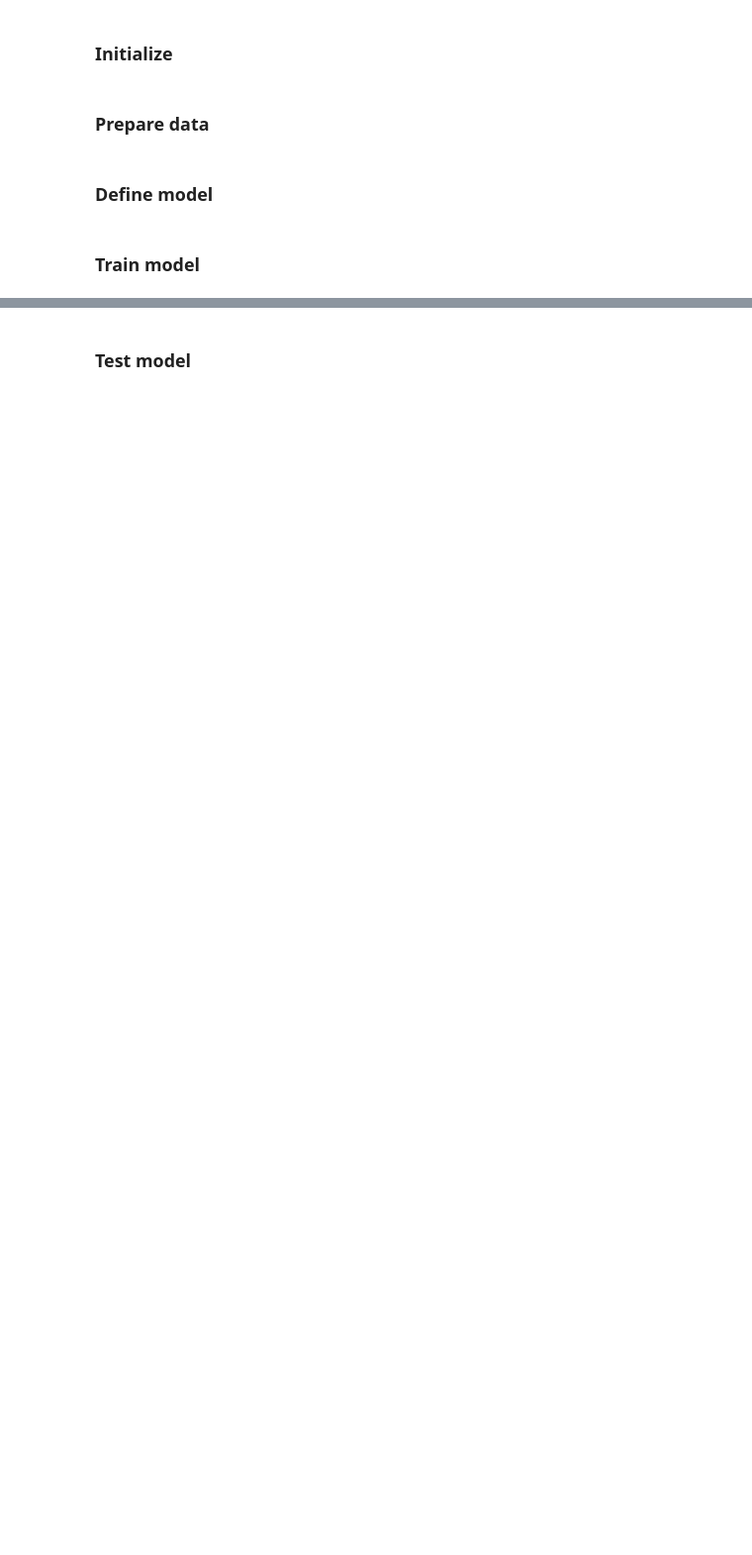
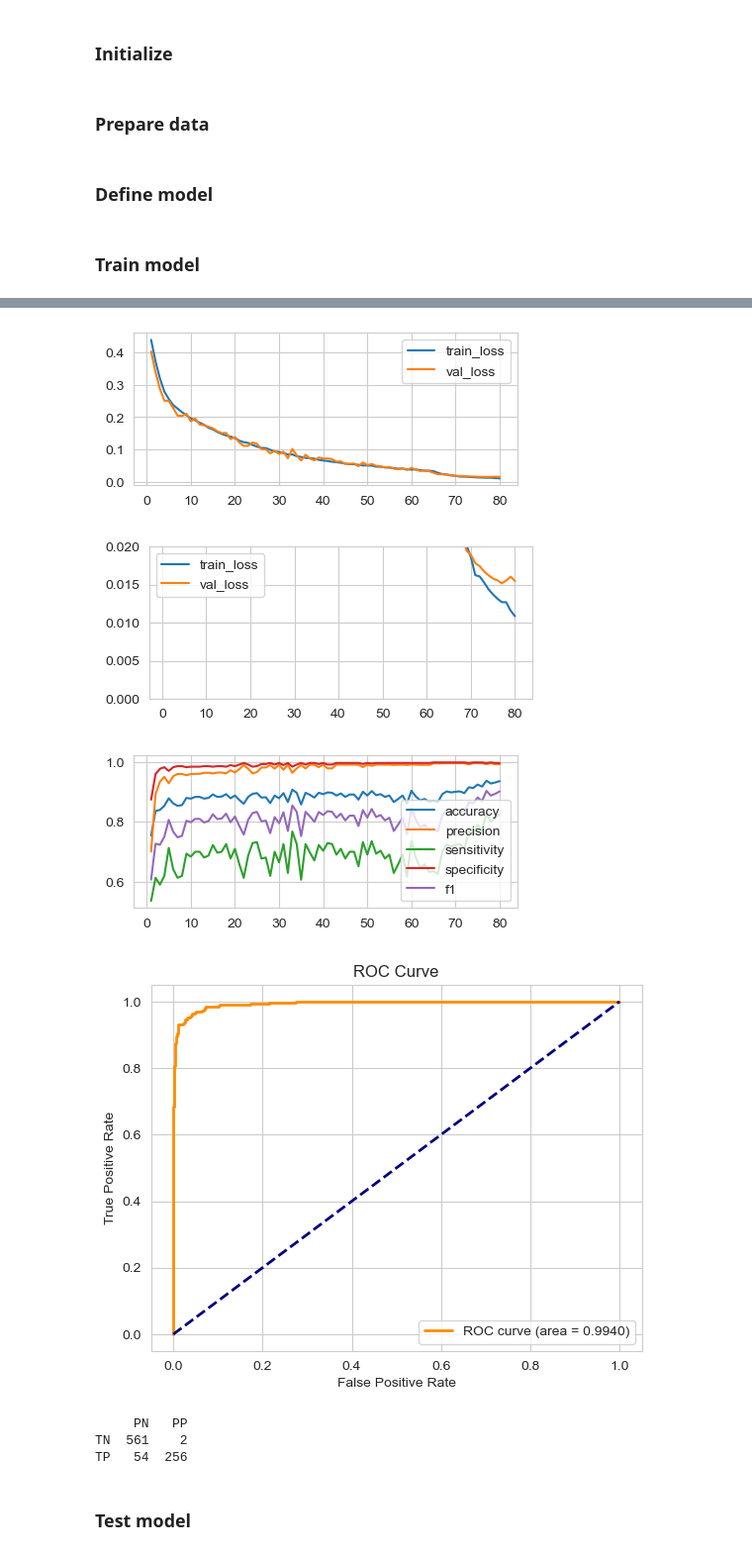
Before and after one commit to Enterprise-D/ecDNAalternative, a Jupyter notebook: model_dev.ipynb, the cells around one changed output, grey strips where cells are left out. Shown at 99% size. Drawn from its saved outputs; the diff is of its cells as text; code cells hidden in the pictures; blank space fills up the shorter version.

```diff
--- a/model_dev.ipynb
+++ b/model_dev.ipynb
@@ -466,34 +449,42 @@ plt.show()
 plt.figure(figsize=(5, 2))
 plt.plot(epochs, train_losses_epoch, label='train_loss')
 plt.plot(epochs, val_losses_epoch, label='val_loss')
 plt.legend()
-plt.ylim(0, 0.1)
+plt.ylim(0, 0.02)
 plt.grid(True)
 plt.show()
 
 plt.figure(figsize=(5, 2))
 plt.plot(epochs, accuracies_epoch, label='accuracy')
 plt.plot(epochs, precision_epoch, label='precision')
 plt.plot(epochs, sensitivity_epoch, label='sensitivity')
 plt.plot(epochs, specificity_epoch, label='specificity')
 plt.plot(epochs, f1_epoch, label='f1')
 plt.legend()
 plt.grid(True)
 plt.show()
 
 fpr, tpr, thresholds = roc_curve(pred_summary["label"], pred_summary["score"])
 roc_auc = auc(fpr, tpr)
 
 plt.figure()
 plt.plot(fpr, tpr, color='darkorange', lw=2, label='ROC curve (area = {:.4f})'.format(roc_auc))
 plt.plot([0, 1], [0, 1], color='navy', lw=2, linestyle='--')
 plt.xlabel('False Positive Rate')
 plt.ylabel('True Positive Rate')
 plt.title('ROC Curve')
 plt.legend(loc='lower right')
 plt.show()
 
 print(pd.DataFrame(conf_matrix, index=["TN", "TP"], columns=["PN", "PP"]))
+# %% [output]
+[figure, added]
+[figure, added]
+[figure, added]
+[figure, added]
+     PN   PP
+TN  561    2
+TP   54  256
 # %% [markdown]
 ### Test model
 # %%
```
Also changed, not shown: parts of 7 cells of this notebook.
